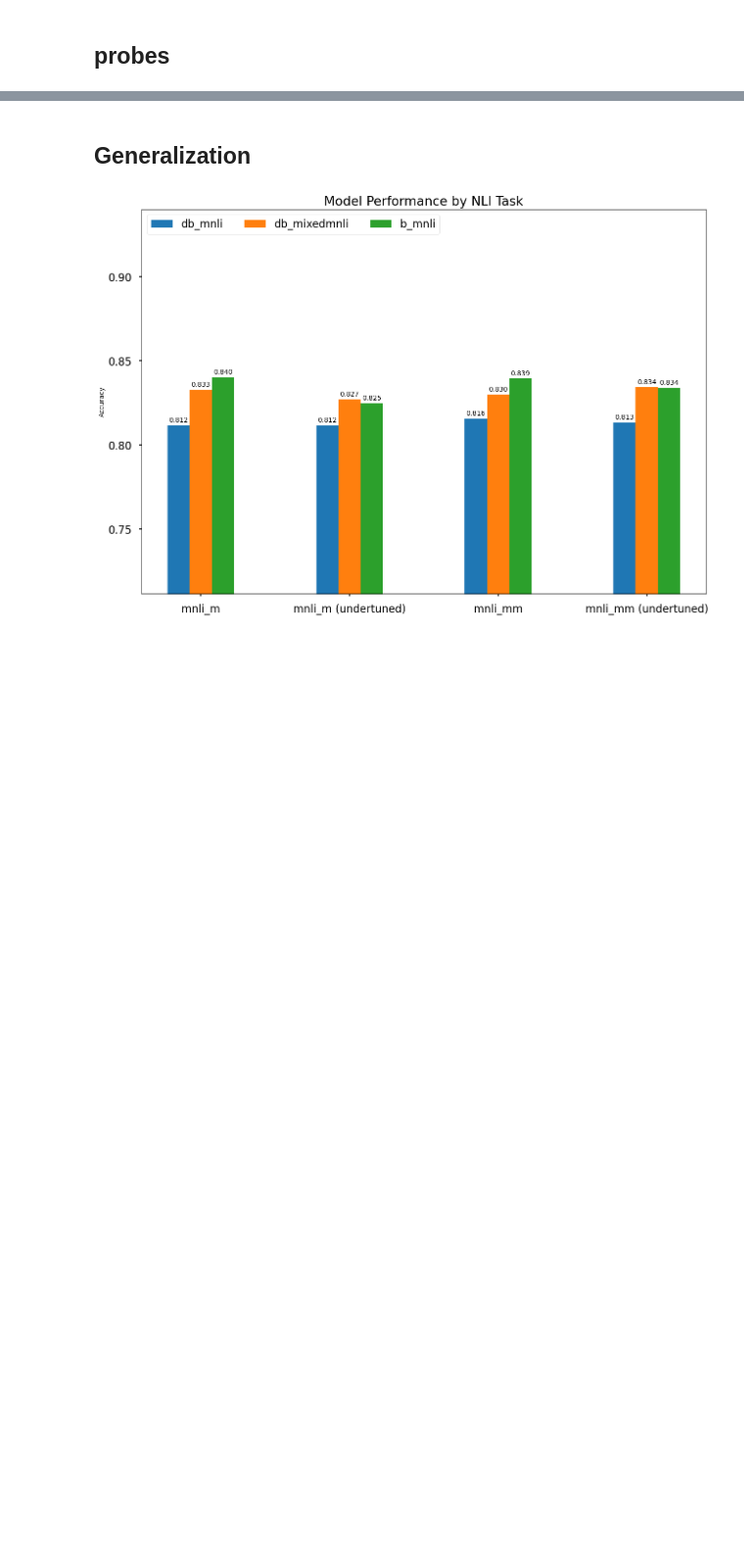
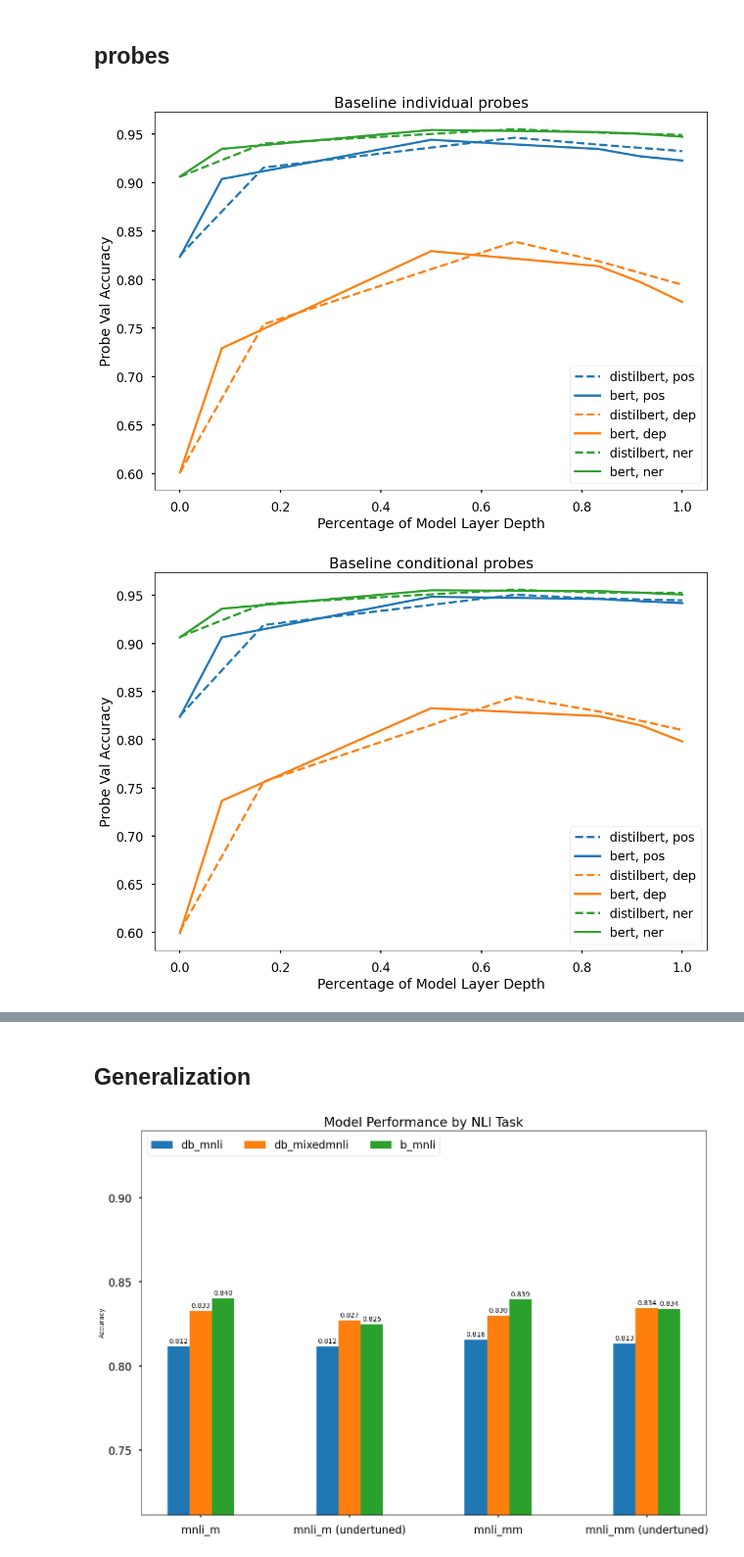
Before and after one commit to zy-f/nlp-distill-probing, a Jupyter notebook: visualization.ipynb, the cells around one changed output, grey strips where cells are left out. Shown at 98% size. Drawn from its saved outputs; the diff is of its cells as text; code cells hidden in the pictures; blank space fills up the shorter version.

Commit message:
new plots

```diff
--- a/visualization.ipynb
+++ b/visualization.ipynb
@@ -17,23 +17,28 @@ full_words = {
     'ner': 'Named Entity Recognition',
 }
 # %%
-df = pd.read_csv('data/probe_outputs_old.csv')
-for t in ['pos', 'dep', 'ner']:
-    for ptype in ['indiv', 'cond']:
-        fig, ax = plt.subplots(1)
-        for model in ['distilbert','bert']:
+df = pd.read_csv('data/probe_outputs.csv')
+for ptype in ['indiv', 'cond']:
+    fig, ax = plt.subplots(1)
+    ax.set_title(f"Baseline {full_words[ptype].lower()} probes")
+    ax.set_xlabel('Percentage of Model Layer Depth')
+    ax.set_ylabel('Probe Val Accuracy')
+    for k,t in enumerate(['pos', 'dep', 'ner']):
+        for model in ['distilbert', 'bert']:
             layers = b_layers if model == 'bert' else db_layers
             layer_names = [f'layer{i}' for i in layers]
-            tune_types = ['none', 'mnli']
-            if model == 'distilbert':
-                tune_types += ['mixedmnli']
+            tune_types = ['none']
+            # if model == 'distilbert':
+            #     tune_types += ['mixedmnli']
             subdf = df[(df['m_arch'] == model) & (df['p_type'] == ptype) & (df['p_task'] == t)]
-            ax.set_title(f"{full_words[ptype]} {full_words[t]} probes")
-            for tt in tune_types:
-                data_slice = subdf[subdf['m_finetune'] == tt][layer_names]
-                layer_pcts = [l / max(layers) for l in layers]
-                ax.plot(layer_pcts, data_slice.values.flatten(), label=f'{model}-{tt}')
-        ax.legend()
-        plt.show()
+            data_slice = subdf[subdf['m_finetune'] == 'none'][layer_names]
+            layer_pcts = [l / max(layers) for l in layers]
+            ax.plot(layer_pcts, data_slice.values.flatten(), label=f'{model}, {t}', color=COLORS[k], \
+                    linestyle='solid' if model == 'bert' else 'dashed')
+    ax.legend()
+    plt.show()
+# %% [output]
+[figure, added]
+[figure, added]
 # %%
 df = pd.read_csv('data/probe_outputs.csv')
```
Also changed, not shown: parts of 2 cells of this notebook.
